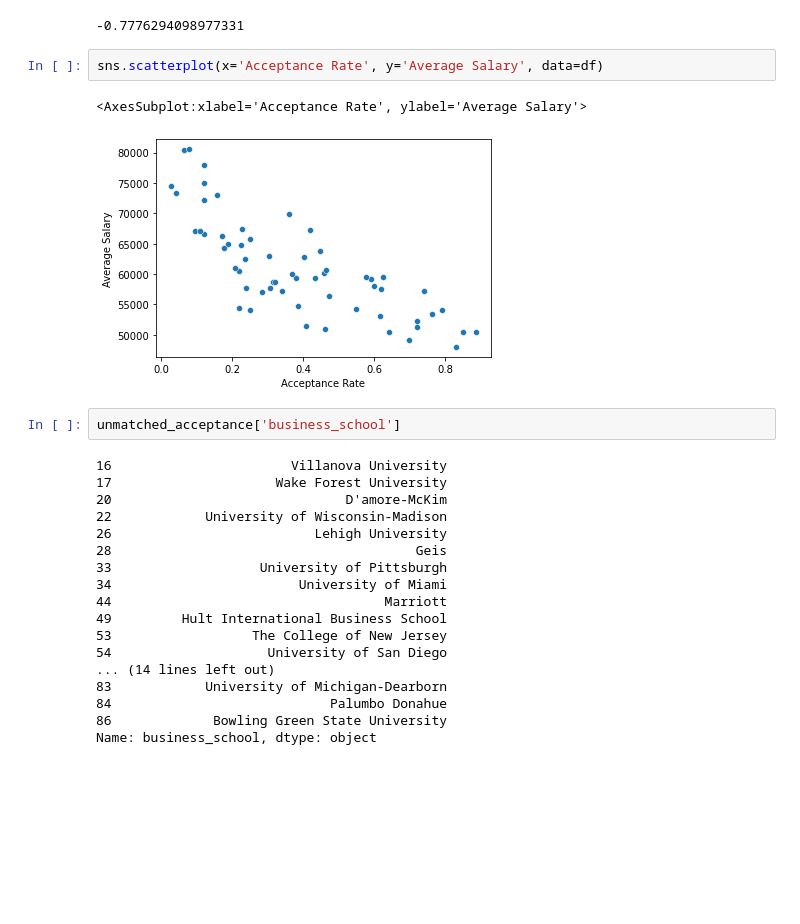
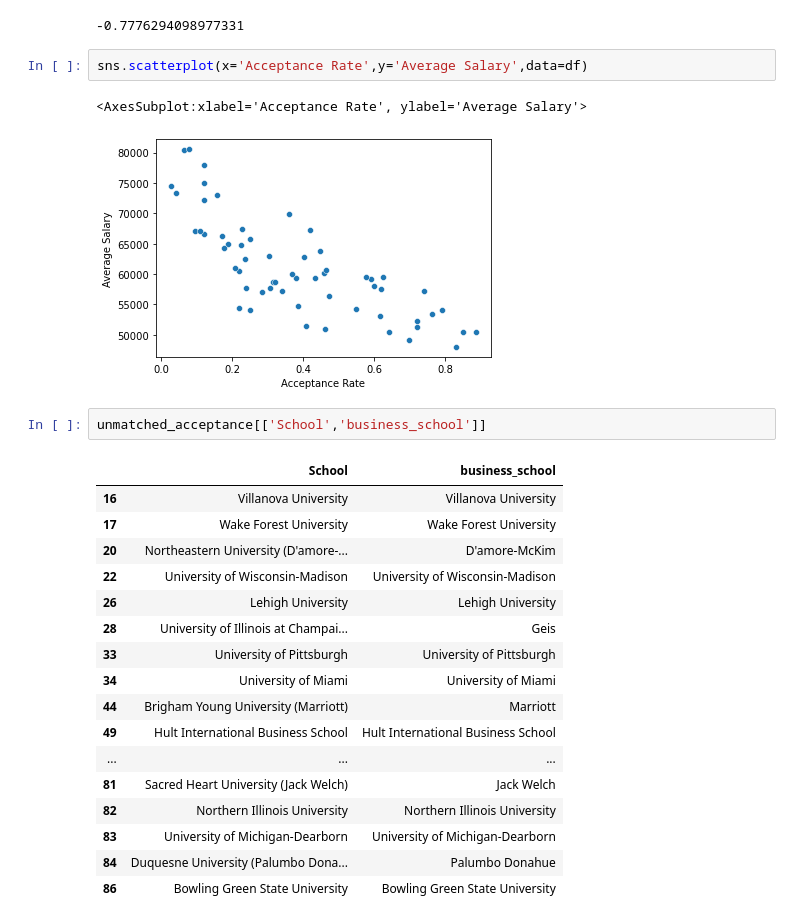
Before and after one commit to MawadaMF/DSO510, a Jupyter notebook: University Project.ipynb, the cells around one changed output. Cells and saved outputs as stored; diff of their text form; blank space fills up the shorter version.

```diff
--- a/University Project.ipynb
+++ b/University Project.ipynb
@@ -144,28 +144,28 @@ df['Acceptance Rate'].corr(df['Average Salary'])
 # %% [output]
 -0.7776294098977331
 # %%
-sns.scatterplot(x='Acceptance Rate', y='Average Salary', data=df)
+sns.scatterplot(x='Acceptance Rate',y='Average Salary',data=df)
 # %% [output]
 <AxesSubplot:xlabel='Acceptance Rate', ylabel='Average Salary'>
 [figure]
 # %%
-unmatched_acceptance['business_school']
+unmatched_acceptance[['School','business_school']]
 # %% [output]
-16                       Villanova University
-17                     Wake Forest University
-20                              D'amore-McKim
-22            University of Wisconsin-Madison
-26                          Lehigh University
-28                                       Geis
-33                   University of Pittsburgh
-34                        University of Miami
-44                                   Marriott
-49         Hult International Business School
-53                  The College of New Jersey
-54                    University of San Diego
-... (14 lines left out)
-83            University of Michigan-Dearborn
-84                            Palumbo Donahue
-86             Bowling Green State University
-Name: business_school, dtype: object
+|  | School | business_school |
+| 16 | Villanova University | Villanova University |
+| 17 | Wake Forest University | Wake Forest University |
+| 20 | Northeastern University (D'amore-... | D'amore-McKim |
+| 22 | University of Wisconsin-Madison | University of Wisconsin-Madison |
+| 26 | Lehigh University | Lehigh University |
+| 28 | University of Illinois at Champai... | Geis |
+| 33 | University of Pittsburgh | University of Pittsburgh |
+| 34 | University of Miami | University of Miami |
+| 44 | Brigham Young University (Marriott) | Marriott |
+| 49 | Hult International Business School | Hult International Business School |
+| ... | ... | ... |
+| 81 | Sacred Heart University (Jack Welch) | Jack Welch |
+| 82 | Northern Illinois University | Northern Illinois University |
+| 83 | University of Michigan-Dearborn | University of Michigan-Dearborn |
+| 84 | Duquesne University (Palumbo Dona... | Palumbo Donahue |
+| 86 | Bowling Green State University | Bowling Green State University |
 # %%
```
Also changed, not shown: parts of 24 cells of this notebook, 1 other file.
